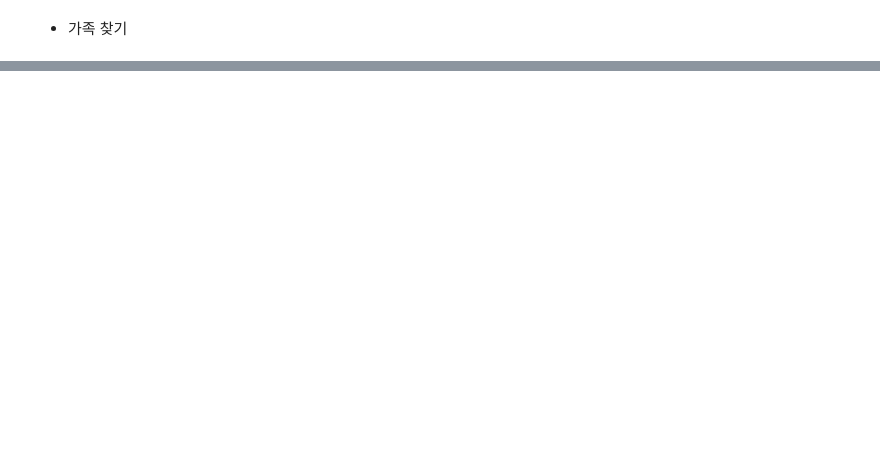
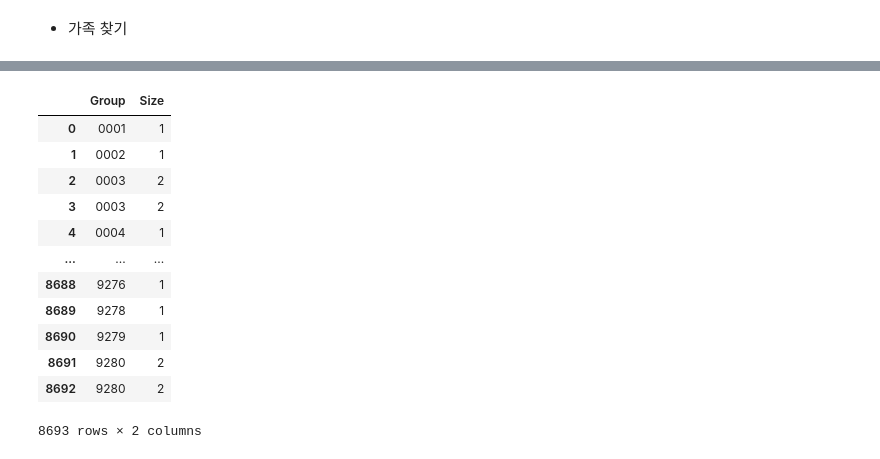
Before and after one commit to zerobbang/Kaggle_onboard_April, a Jupyter notebook: second.ipynb, the cells around one changed output, grey strips where cells are left out. Cells and saved outputs as stored; diff of their text form; code cells hidden in the pictures; blank space fills up the shorter version.

```diff
--- a/second.ipynb
+++ b/second.ipynb
@@ -258,0 +219,19 @@ fig.show()'''
+# %%
+# `PassengerGroupSize`: How many people are in each `PassangerGroup`?
+train['Size'] = train.groupby('Group')['Group'].transform('count')
+test['Size'] = test.groupby('Group')['Group'].transform('count')
+train[['Group','Size']].sort_values(['Group'])
+# %% [output]
+|  | Group | Size |
+| 0 | 0001 | 1 |
+| 1 | 0002 | 1 |
+| 2 | 0003 | 2 |
+| 3 | 0003 | 2 |
+| 4 | 0004 | 1 |
+| ... | ... | ... |
+| 8688 | 9276 | 1 |
+| 8689 | 9278 | 1 |
+| 8690 | 9279 | 1 |
+| 8691 | 9280 | 2 |
+| 8692 | 9280 | 2 |
+8693 rows × 2 columns
```
Also changed, not shown: parts of 69 cells of this notebook.
